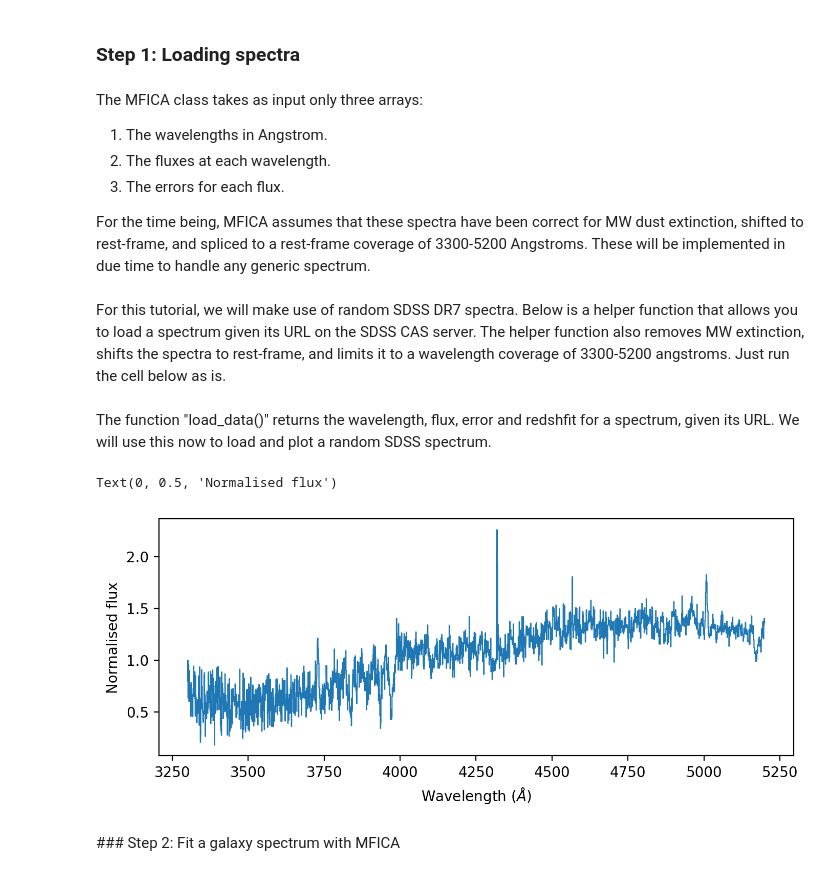
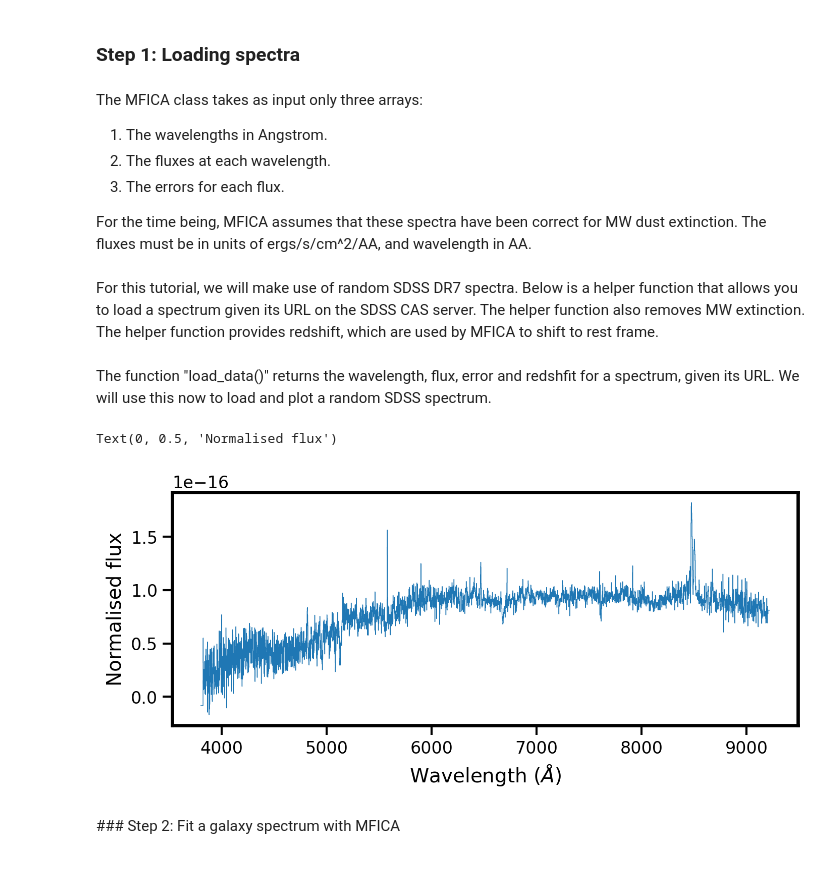
Before and after one commit to SahyadriDK/MFICA, a Jupyter notebook: example.ipynb, the cells around one changed output. Saved outputs shown, nothing was run; the diff lists cells and outputs as text; code cells hidden in the pictures.

Commit message:
Added functions incl for redshift correction.

```diff
--- a/example.ipynb
+++ b/example.ipynb
@@ -25,9 +25,9 @@ The MFICA class takes as input only three arrays:
 2. The fluxes at each wavelength.
 3. The errors for each flux.
 
-For the time being, MFICA assumes that these spectra have been correct for MW dust extinction, shifted to rest-frame, and spliced to a rest-frame coverage of 3300-5200 Angstroms. These will be implemented in due time to handle any generic spectrum.
+For the time being, MFICA assumes that these spectra have been correct for MW dust extinction. The fluxes must be in units of ergs/s/cm^2/AA, and wavelength in AA.
 # %% [markdown]
-For this tutorial, we will make use of random SDSS DR7 spectra. Below is a helper function that allows you to load a spectrum given its URL on the SDSS CAS server. The helper function also removes MW extinction, shifts the spectra to rest-frame, and limits it to a wavelength coverage of 3300-5200 angstroms. Just run the cell below as is.
+For this tutorial, we will make use of random SDSS DR7 spectra. Below is a helper function that allows you to load a spectrum given its URL on the SDSS CAS server. The helper function also removes MW extinction. The helper function provides redshift, which are used by MFICA to shift to rest frame.
 # %%
 # Get header and data from fits file
 def load_spec(file):
@@ -173,16 +77,16 @@ def load_data(data_loc):
 # %% [markdown]
 The function "load_data()" returns the wavelength, flux, error and redshfit for a spectrum, given its URL. We will use this now to load and plot a random SDSS spectrum.
 # %%
-wl, fl, err, _ = load_data("http://www.sdss.jhu.edu/skypca/spSpec/1636/spSpec-54481-1636-622_skysub.fit")
+wl, fl, err, z = load_data("http://www.sdss.jhu.edu/skypca/spSpec/1636/spSpec-54481-1636-622_skysub.fit")
 
 # Plot the figure
 plt.figure(figsize=(8,3), dpi=200)
-plt.plot(wl, fl, lw=0.8, drawstyle='steps-mid')
+plt.plot(wl, fl, lw=0.5, drawstyle='steps-mid')
 plt.xlabel("Wavelength ($\AA$)")
 plt.ylabel("Normalised flux")
 # %% [output]
 Text(0, 0.5, 'Normalised flux')
-[figure, old version]
+[figure, new version]
 # %% [markdown]
 ### Step 2: Fit a galaxy spectrum with MFICA
 # %% [markdown]
```
Also changed, not shown: parts of 14 cells of this notebook, 1 other file.
